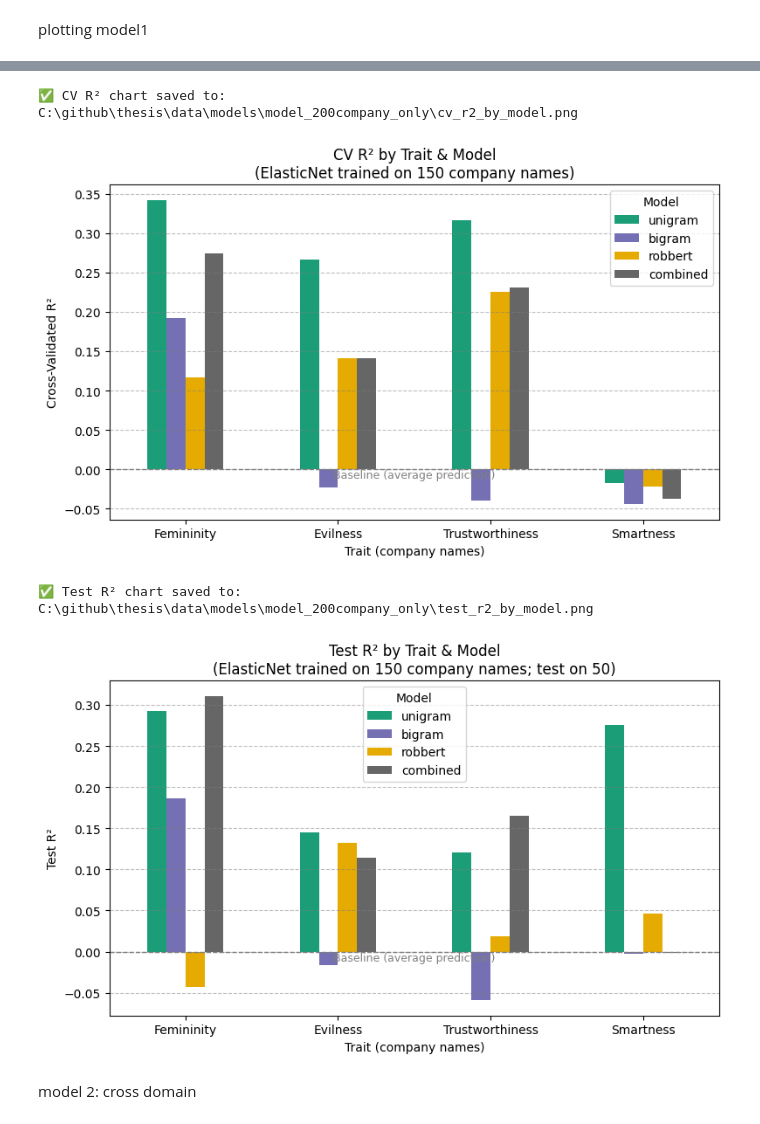
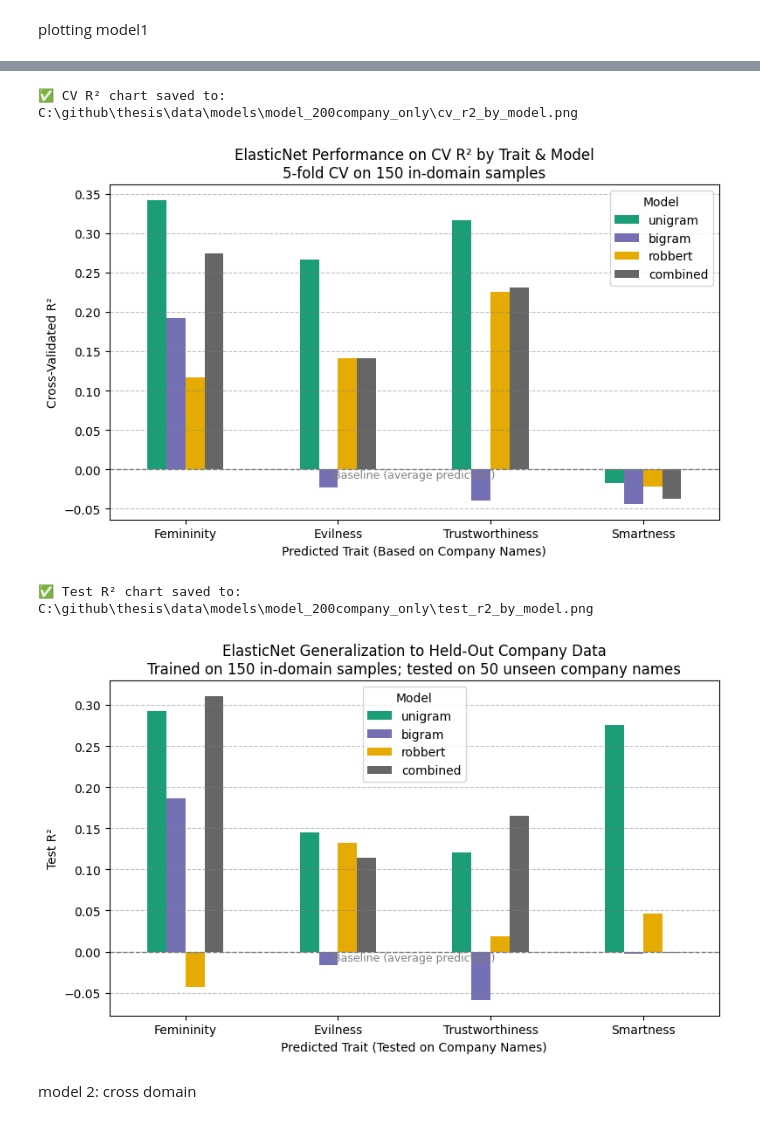
Before and after one commit to hiwafeizi/thesis, a Jupyter notebook: main.ipynb, the cells around one changed output, grey strips where cells are left out. Drawn from its saved outputs; the diff is of its cells as text; code cells hidden in the pictures.

Commit message:
more informative plotting

```diff
--- a/main.ipynb
+++ b/main.ipynb
@@ -734,7 +734,6 @@ ax.set_title(
     "ElasticNet Performance on Company Name Training Data\n"
     "Measures model's ability to capture signal from 150 in-domain samples"
 )
-
 ax.legend(title="Model", loc="best")
 
 # Polish visuals
@@ -747,60 +746,71 @@ print(f"✅ Train R² chart saved to: {train_plot}")
 plt.show()
 
 
+# ── Plot Clean CV R² Chart ─────────────────────────────────────────────────────
+fig, ax = plt.subplots(figsize=(8, 5))
+pivot_cv.plot(kind="bar", ax=ax, colormap="Dark2")
 
-# ── Plot CV R² ─────────────────────────────────────────────────────────────────
-fig, ax = plt.subplots(figsize=(8,5))
-pivot_cv.plot(kind="bar", ax=ax, colormap='Dark2')
-ax.set_xlabel("Trait (company names)")
+ax.set_xlabel("Predicted Trait (Based on Company Names)")
 ax.set_ylabel("Cross-Validated R²")
-ax.set_title("CV R² by Trait & Model\n(ElasticNet trained on 150 company names)")
-ax.legend(title="Model", loc='best')
+ax.set_title(
+    "ElasticNet Performance on CV R² by Trait & Model\n"
+    "5-fold CV on 150 in-domain samples"
+)
+ax.legend(title="Model", loc="best")
+
+# Polish visuals
 polish(ax)
+
+# Save and show
 cv_plot = os.path.join(MODELS_DIR, "cv_r2_by_model.png")
-fig.savefig(cv_plot)
+fig.savefig(cv_plot, bbox_inches="tight")
 print(f"✅ CV R² chart saved to: {cv_plot}")
 plt.show()
 
-# ── Plot Test R² with error bars ────────────────────────────────────────────────
-fig, ax = plt.subplots(figsize=(8,5))
-pivot_test.plot(
-    kind="bar",
-    ax=ax,
-    colormap='Dark2',
-    yerr=pivot_test_std,
+
+# ── Plot Clean Test R² Chart ───────────────────────────────────────────────────
+fig, ax = plt.subplots(figsize=(8, 5))
+pivot_test.plot(kind="bar", ax=ax, colormap="Dark2", yerr=pivot_test_std)
+
+ax.set_xlabel("Predicted Trait (Tested on Company Names)")
+ax.set_ylabel("Test R²")
+ax.set_title(
+    "ElasticNet Generalization to Held-Out Company Data\n"
+    "Trained on 150 in-domain samples; tested on 50 unseen company names"
 )
-ax.set_xlabel("Trait (company names)")
-ax.set_ylabel("Test R²")
-ax.set_title("Test R² by Trait & Model\n(ElasticNet trained on 150 company names; test on 50)")
-ax.legend(title="Model", loc='best')
+ax.legend(title="Model", loc="best")
+
+# Polish visuals
 polish(ax)
+
+# Save and show
 test_plot = os.path.join(MODELS_DIR, "test_r2_by_model.png")
-fig.savefig(test_plot)
+fig.savefig(test_plot, bbox_inches="tight")
 print(f"✅ Test R² chart saved to: {test_plot}")
 plt.show()
 # %% [output]
 ✅ Loaded existing combined metrics CSV:
   C:\github\thesis\data\models\model_200company_only\all_models_metrics.csv
 
 ✅ Combined metrics:
        model        trait  best_alpha  best_l1_ratio     cv_r2  train_r2  \
 0    unigram     feminine        0.10            0.1  0.342324  0.547575
 1    unigram         evil        0.05            0.1  0.265961  0.469696
 2    unigram  trustworthy        0.05            0.3  0.316860  0.470252
 3    unigram        smart        0.10            0.1 -0.017065  0.313220
 4     bigram     feminine        0.10            0.7  0.192251  0.427734
 5     bigram         evil        0.10            0.9 -0.022532  0.000000
 6     bigram  trustworthy        0.50            0.3 -0.040058  0.000000
 ... (24 lines left out)
 13   0.033411  0.113919  0.115490            52
 14   0.057548  0.165616  0.094795            41
 15   0.112171 -0.001183  0.101664             3
 ✅ Train R² chart saved to: C:\github\thesis\data\models\model_200company_only\train_r2_by_model.png
 [figure]
 ✅ CV R² chart saved to: C:\github\thesis\data\models\model_200company_only\cv_r2_by_model.png
-[figure, old version]
+[figure, new version]
 ✅ Test R² chart saved to: C:\github\thesis\data\models\model_200company_only\test_r2_by_model.png
-[figure, old version]
+[figure, new version]
 # %% [markdown]
 model 2: cross domain
 # %%
```
Also changed, not shown: parts of 3 cells of this notebook.
